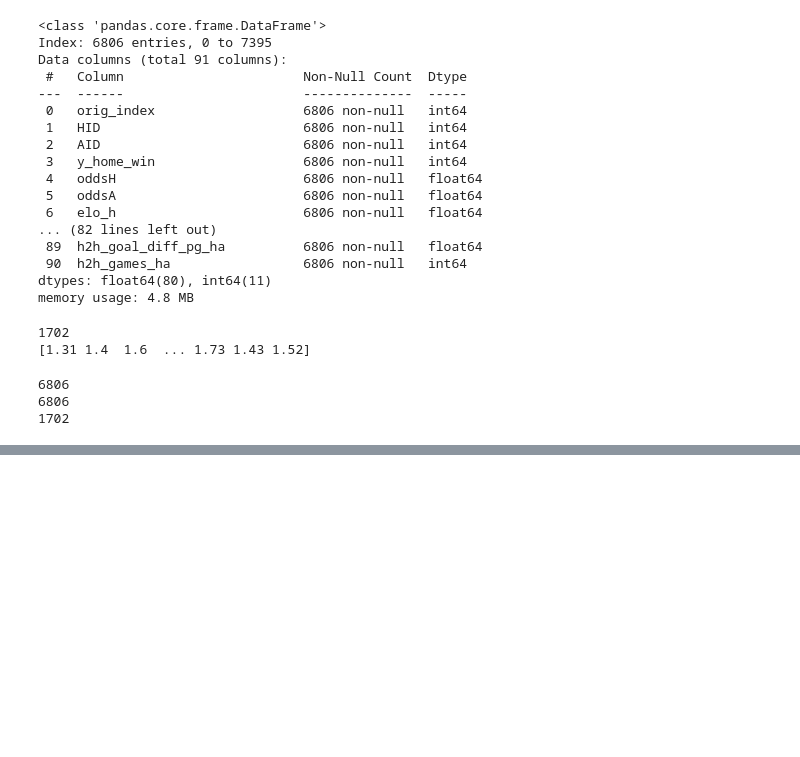
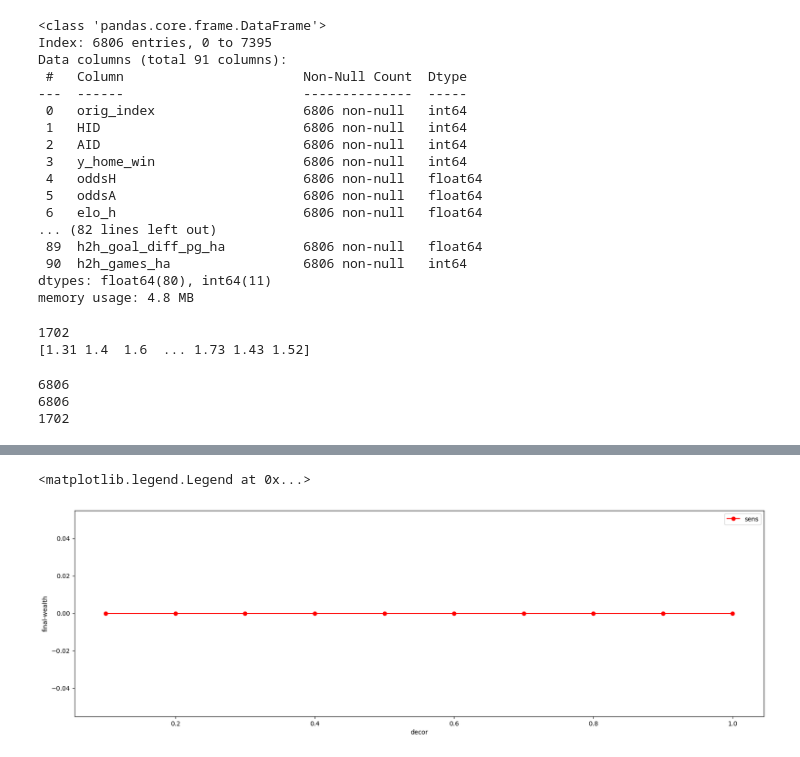
Before and after one commit to BrystofKlazek/QMinersHackathon42, a Jupyter notebook: src/neural_network_final.ipynb, the cells around one changed output, grey strips where cells are left out. Saved outputs shown, nothing was run; the diff lists cells and outputs as text; code cells hidden in the pictures; blank space fills up the shorter version.

```diff
--- a/src/neural_network_final.ipynb
+++ b/src/neural_network_final.ipynb
@@ -456,0 +645,14 @@ Final wealth: 1.4980110411003247
+# %%
+import matplotlib
+import matplotlib.pyplot as plt
+%matplotlib inline
+
+plt.figure(figsize=(20,6))
+plt.plot(x_axis, wealth_arr,'or-') #o: body, r: barva, -: spojení bodů linkou
+
+plt.xlabel('decor')
+plt.ylabel('final-wealth')
+plt.legend(['sens'])
+# %% [output]
+<matplotlib.legend.Legend at 0x...>
+[figure, added]
```
Also changed, not shown: parts of 10 cells of this notebook, 3 other files.
